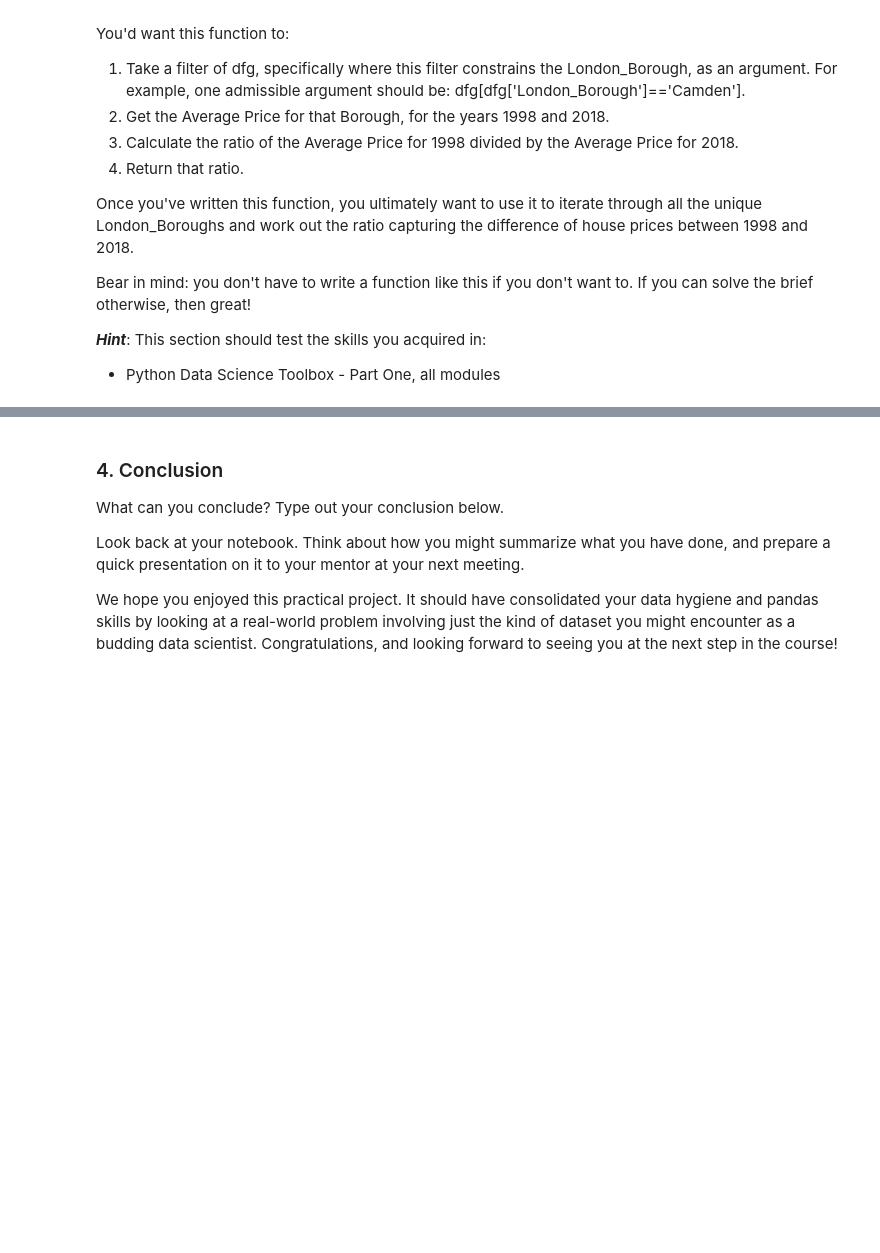
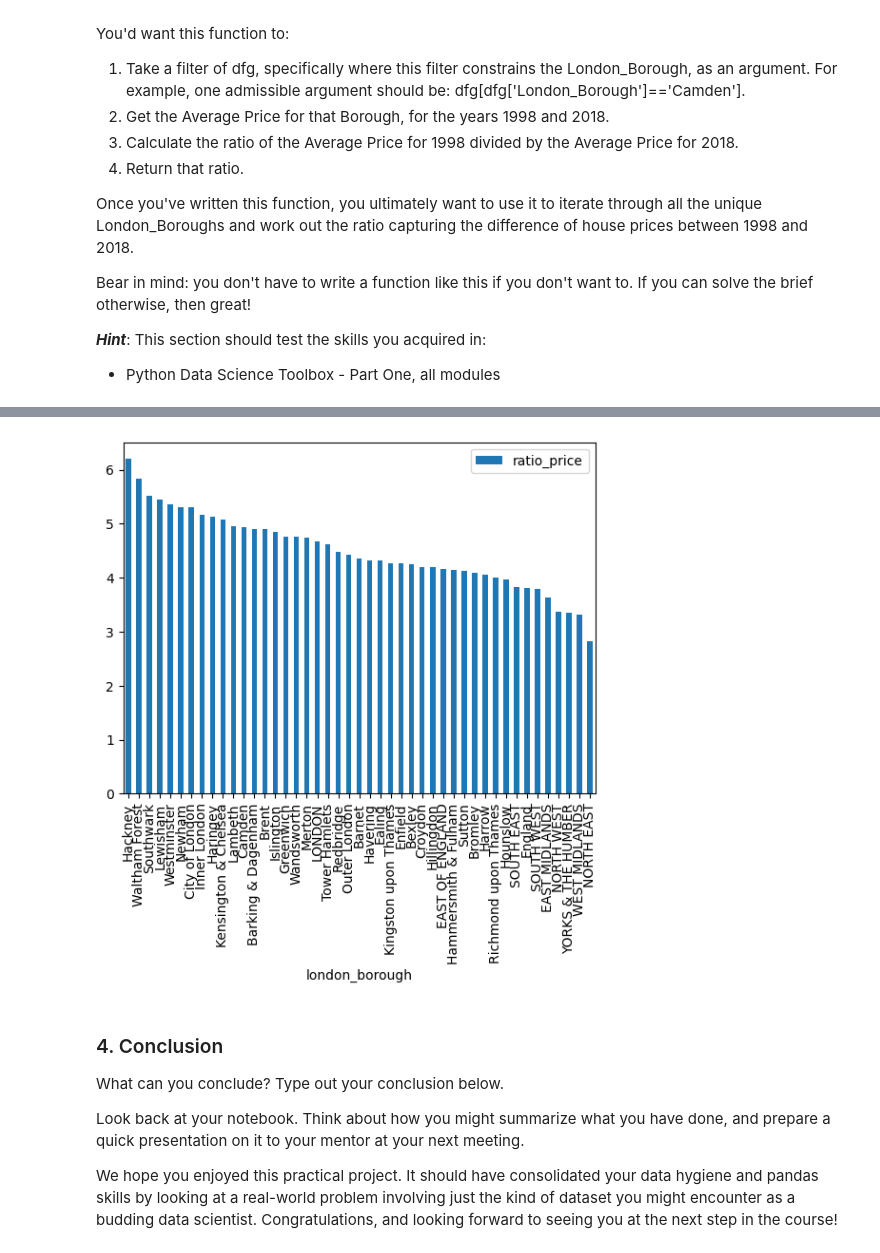
Before and after one commit to BrettlyCD/london-housing, a Jupyter notebook: london_housing.ipynb, the cells around one changed output, grey strips where cells are left out. Drawn from its saved outputs; the diff is of its cells as text; code cells hidden in the pictures; blank space fills up the shorter version.

Commit message:
Add summary calculation and viz for price ratio comparing 20 years ago.

```diff
--- a/london_housing.ipynb
+++ b/london_housing.ipynb
@@ -307,0 +329,13 @@ Bear in mind: you don't have to write a function like this if you don't want to.
+# %%
+ratio_dict = {} #create blank dictionary
+# %%
+#iterate through array of boroughs and save the 2018 to 1998 ratio for each to the ratio_dict dictionary
+for b in properties['borough'].unique():
+    key = b
+    ratio_dict[key] = create_price_ratio(b)
+# %%
+#load the ratio_dict dictionary to a pandas dataframe
+price_ratio = pd.DataFrame(ratio_dict.items(), columns=['london_borough', 'ratio_price'])
+
+#set borough to index
+price_ratio = price_ratio.set_index('london_borough')
@@ -308,3 +352,11 @@ Bear in mind: you don't have to write a function like this if you don't want to.
+# %%
+#sort from highest to lowest
+price_ratio = price_ratio.sort_values('ratio_price', ascending=False)
+# %%
+price_ratio.plot(kind='bar')
+plt.show()
+# %% [output]
+[figure, added]
 # %% [markdown]
 ### 4. Conclusion
 What can you conclude? Type out your conclusion below.
```
Also changed, not shown: parts of 3 cells of this notebook.
